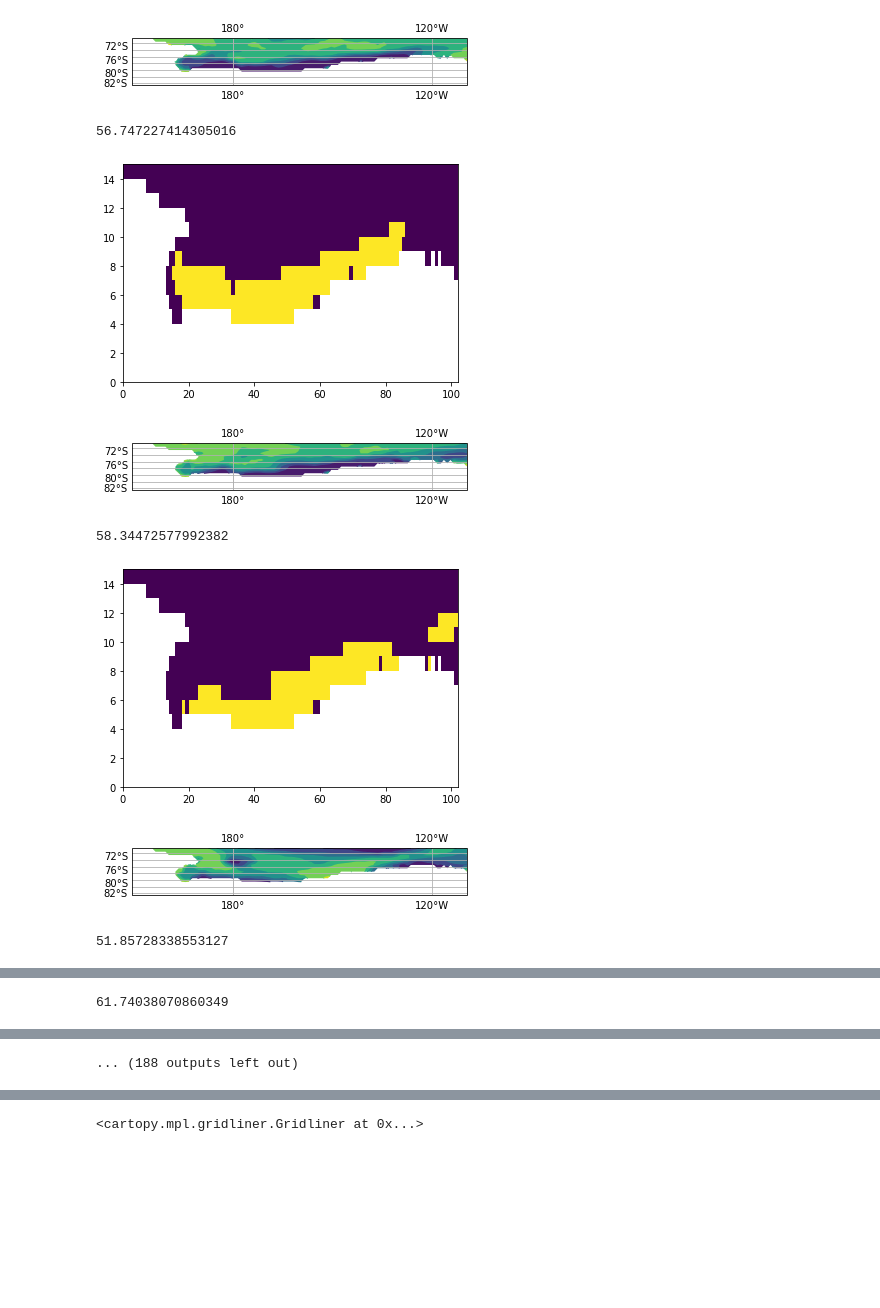
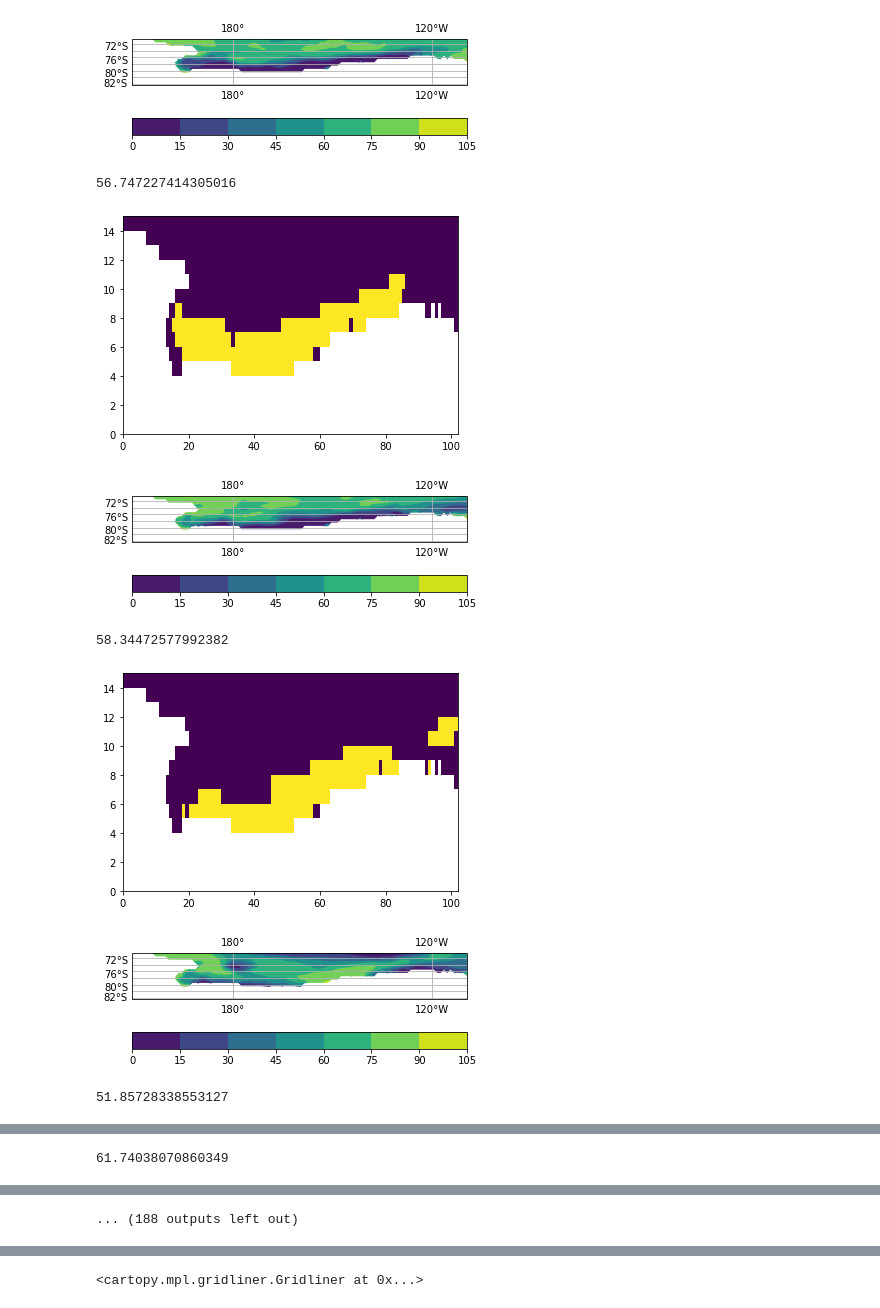
Before and after one commit to ab1261/dissertation_script, a Jupyter notebook: Untitled3.ipynb, the cells around one changed output, grey strips where cells are left out. Cells and saved outputs as stored; diff of their text form; code cells hidden in the pictures; blank space fills up the shorter version.

```diff
--- a/Untitled3.ipynb
+++ b/Untitled3.ipynb
@@ -29,7 +29,7 @@ add_season_year(cube2, 'time', name='season_year')
 #then average by the season year:
 cube2.aggregated_by(['season_year'], iris.analysis.MEAN)
 
-fgname = ('/Users/alicebrindley/Dropbox/YEAR_3/Dissertation/fgco2_files/fgco2_historical/outfile')
+fgname = ('/Users/alicebrindley/Dropbox/YEAR_3/Dissertation/fgco2_files/fgco2_picontrol/outfile')
 fgcube = iris.load(fgname)
 fgcube1=fgcube[2]
 
@@ -69,6 +69,7 @@ for i in range (0,2101-2015):
     ax1 = plt.subplot(111,projection=ccrs.PlateCarree(central_longitude=np.round(west + (east - west)/2.0)))
     my_plot = iplt.contourf(regional_cube)
     plt.gca().gridlines(draw_labels=True)
+    plt.colorbar(orientation='horizontal')
     plt.show()
 
     #this is not needed now because it is not used in this part of the script.
@@ -100,43 +101,47 @@ for i in range (0,2101-2015):
         #print(polynya)
         polynya = polynya_threshold.data
         #plt.pcolormesh(polynya_threshold.data,vmin=0,vmax=100)
+
         plt.show()
+
 
         #define a variable to hold the threshold number you are interested in
         polynya_threshold_value = 30.0
         #Take a copy of the seaice data that we are going to use to make a binary 'mask' showing presence of absense of polynyas as 1s and 0s
         polynya_location = polynya_threshold.data.copy()
         #set that land data in this mask to nan (Not a number) so we don;t get confused (these will show up white in a typical plot)
         polynya_location[np.where(polynya_location >= 1.0e9)] = np.nan
         #make water that has more ice than our polynia condition equal to zero.
         polynya_location[np.where((polynya_location <= 100.0) & (polynya_location > polynya_threshold_value))] = 0.0
         #make water that has less ice than our polynia condition equal to zero to make where the polynya is
         polynya_location[np.where((polynya_location > 0.0) & (polynya_location <= polynya_threshold_value))] = 1.0
 
         #Assign the data to that particular year in the 3D output array:
         polynya_location_cube_data[i,:,:] = polynya_location
 
         #plot this data
         plt.pcolormesh(polynya_location,vmin=0,vmax=1)
 
+
+
         plt.show()
 
 #Put th polynia data array nack in to the cube wich holds al o fteh metadata etc.
 polynya_location_cube.data = polynya_location_cube_data
 
         #Note in this 1st situation, we have not tested to make sure the northern edge has >30% seaice and it has not, so it is eroniously identify
 
 
         #total_temporary_cube = fg_regional_cube.intersection(longitude = (west, east))
         #total_regional_cube = total_temporary_cube.intersection(latitude = (south, north))
         #ax1 = plt.subplot(111,projection=ccrs.PlateCarree(central_longitude=np.round(west + (east - west)/2.0)))
         #qplt.pcolormesh(polynya_location.data * fg_regional_cube)
 # %% [output]
-[figure, old version]
+[figure, new version]
 56.747227414305016
 [figure]
-[figure, old version]
+[figure, new version]
 58.34472577992382
 [figure]
-[figure, old version]
+[figure, new version]
 51.85728338553127
```
Also changed, not shown: parts of 4 cells of this notebook, 5 other files.
